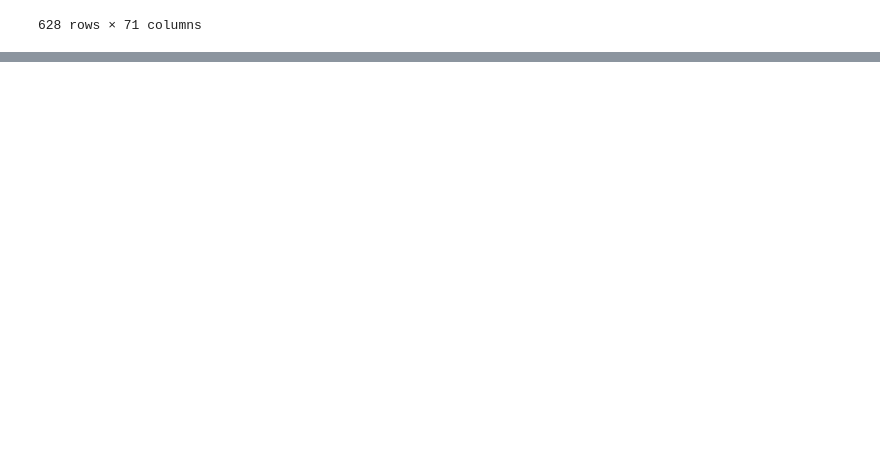
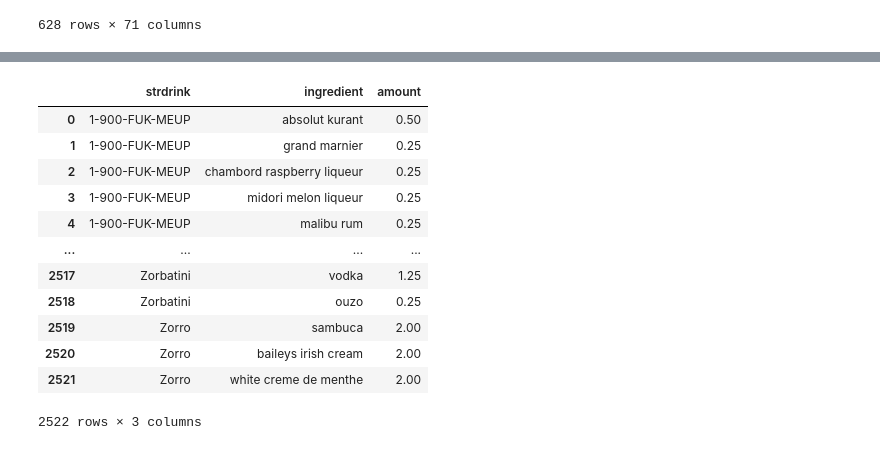
Before and after one commit to ElliottMetzler/the-manhattan-project, a Jupyter notebook: code/clustering_walkthrough.ipynb, the cells around one changed output, grey strips where cells are left out. Drawn from its saved outputs; the diff is of its cells as text; code cells hidden in the pictures; blank space fills up the shorter version.

```diff
--- a/code/clustering_walkthrough.ipynb
+++ b/code/clustering_walkthrough.ipynb
@@ -609,0 +222,25 @@ if __name__ == "__main__":
+# %%
+def shape_data_long(df, list_of_cols, col_start_string, col_end_string, new_name):
+    """Reshapes ingredients or measurements in long format"""
+    return (
+        df[["strdrink"] + list_of_cols]
+        .melt(id_vars="strdrink", value_vars=list_of_cols)
+        .assign(
+            ingred_num=lambda df_: df_["variable"]
+            .str.replace(col_start_string, "")
+            .str.replace(col_end_string, "")
+            .astype("int")
+        )
+        .drop("variable", axis=1)
+        .rename({"value": new_name}, axis=1)
+    )
+# %%
+def merge_long(table_1, table_2):
+    """Merges ingredients and measurements table and returns a long format dataframe"""
+    return (
+        table_1.merge(table_2, on=["strdrink", "ingred_num"])
+        .sort_values(["strdrink", "ingred_num"])
+        .drop("ingred_num", axis=1)
+        .dropna()
+        .reset_index(drop=True)
+    )
@@ -609,0 +288,32 @@ if __name__ == "__main__":
+# %%
+def query_and_reshape_long():
+    """Function queries the database and reshapes the data in long format with three columns - drink, ingredient, and amount in ounces"""
+    df = query_data()
+    ingred_cols = get_cols_list(df, "stringredient")
+    measure_cols = get_cols_list(df, "strmeasure")
+
+    df[ingred_cols] = cols_to_lower(df, ingred_cols)
+
+    ingredient_long = shape_data_long(
+        df, ingred_cols, "stringredient", "", "ingredient"
+    )
+
+    measure_long = shape_data_long(df, measure_cols, "strmeasure", "_clean", "amount")
+
+    return merge_long(ingredient_long, measure_long)
+# %%
+query_and_reshape_long()
+# %% [output]
+|  | strdrink | ingredient | amount |
+| 0 | 1-900-FUK-MEUP | absolut kurant | 0.50 |
+| 1 | 1-900-FUK-MEUP | grand marnier | 0.25 |
+| 2 | 1-900-FUK-MEUP | chambord raspberry liqueur | 0.25 |
+| 3 | 1-900-FUK-MEUP | midori melon liqueur | 0.25 |
+| 4 | 1-900-FUK-MEUP | malibu rum | 0.25 |
+| ... | ... | ... | ... |
+| 2517 | Zorbatini | vodka | 1.25 |
+| 2518 | Zorbatini | ouzo | 0.25 |
+| 2519 | Zorro | sambuca | 2.00 |
+| 2520 | Zorro | baileys irish cream | 2.00 |
+| 2521 | Zorro | white creme de menthe | 2.00 |
+2522 rows × 3 columns
```
Also changed, not shown: parts of 28 cells of this notebook.
